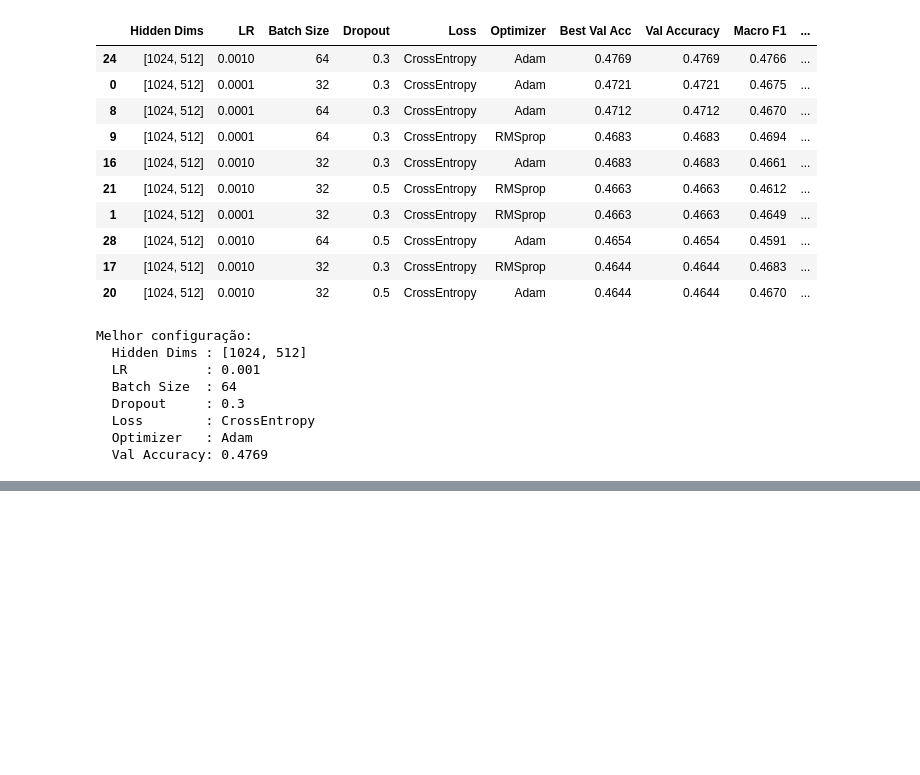
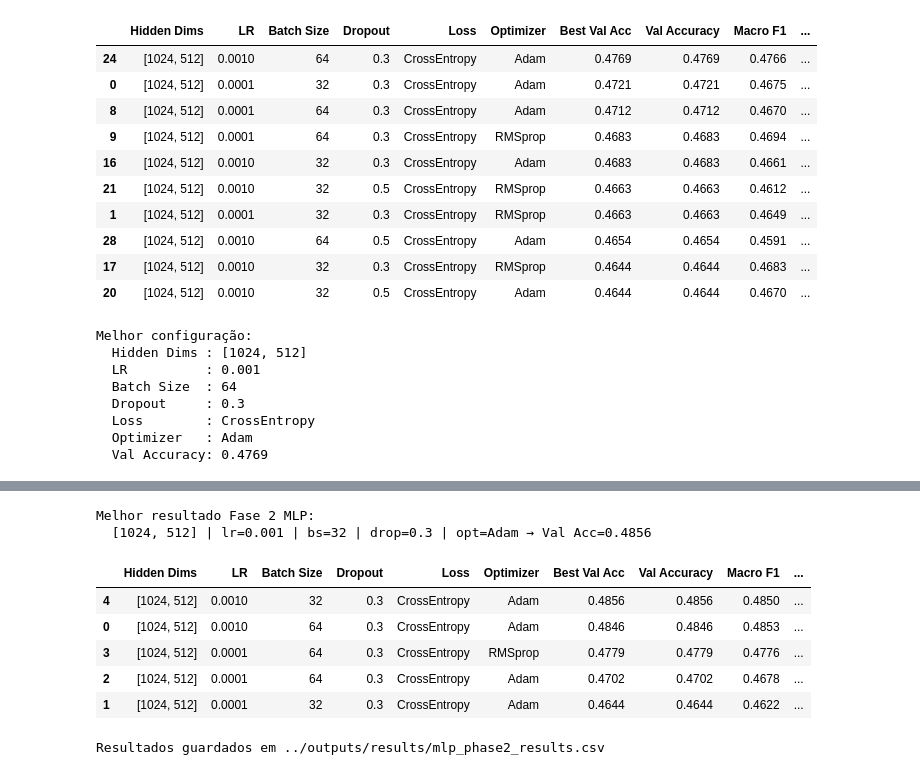
Before and after one commit to RitaDuarte222/ACA_project1, a Jupyter notebook: notebooks/02_mlp.ipynb, the cells around one changed output, grey strips where cells are left out. Saved outputs shown, nothing was run; the diff lists cells and outputs as text; code cells hidden in the pictures; blank space fills up the shorter version.

```diff
--- a/notebooks/02_mlp.ipynb
+++ b/notebooks/02_mlp.ipynb
@@ -806,0 +953,42 @@ df_gs
+# %%
+import os, pandas as pd
+
+# ── Tabela de resultados da Fase 2 MLP ───────────────────────────────────────
+rows = []
+for key, r in phase2_results_mlp.items():
+    rows.append({
+        'Hidden Dims'  : r['hidden_dims'],
+        'LR'           : r['lr'],
+        'Batch Size'   : r['batch_size'],
+        'Dropout'      : r['dropout'],
+        'Loss'         : r['loss'],
+        'Optimizer'    : r['optimizer'],
+        'Best Val Acc' : round(r['best_val_acc'], 4),
+        'Val Accuracy' : round(r['val_acc'],      4),
+        'Macro F1'     : round(r['val_f1'],       4),
+        'Top-5 Acc'    : round(r['val_top5'],     4),
+    })
+
+df_phase2_mlp = pd.DataFrame(rows).sort_values('Best Val Acc', ascending=False)
+
+best_p2 = df_phase2_mlp.iloc[0]
+print(f'Melhor resultado Fase 2 MLP:')
+print(f'  {best_p2["Hidden Dims"]} | lr={best_p2["LR"]} | bs={best_p2["Batch Size"]} | '
+      f'drop={best_p2["Dropout"]} | opt={best_p2["Optimizer"]} → '
+      f'Val Acc={best_p2["Best Val Acc"]:.4f}')
+display(df_phase2_mlp)
+
+# Guardar resultados
+os.makedirs('../outputs/results', exist_ok=True)
+df_phase2_mlp.to_csv('../outputs/results/mlp_phase2_results.csv', index=False)
+print('\nResultados guardados em ../outputs/results/mlp_phase2_results.csv')
+# %% [output]
+Melhor resultado Fase 2 MLP:
+  [1024, 512] | lr=0.001 | bs=32 | drop=0.3 | opt=Adam → Val Acc=0.4856
+|  | Hidden Dims | LR | Batch Size | Dropout | Loss | Optimizer | Best Val Acc | Val Accuracy | Macro F1 | ... |
+| 4 | [1024, 512] | 0.0010 | 32 | 0.3 | CrossEntropy | Adam | 0.4856 | 0.4856 | 0.4850 | ... |
+| 0 | [1024, 512] | 0.0010 | 64 | 0.3 | CrossEntropy | Adam | 0.4846 | 0.4846 | 0.4853 | ... |
+| 3 | [1024, 512] | 0.0001 | 64 | 0.3 | CrossEntropy | RMSprop | 0.4779 | 0.4779 | 0.4776 | ... |
+| 2 | [1024, 512] | 0.0001 | 64 | 0.3 | CrossEntropy | Adam | 0.4702 | 0.4702 | 0.4678 | ... |
+| 1 | [1024, 512] | 0.0001 | 32 | 0.3 | CrossEntropy | Adam | 0.4644 | 0.4644 | 0.4622 | ... |
+Resultados guardados em ../outputs/results/mlp_phase2_results.csv
```
Also changed, not shown: parts of 3 cells of this notebook, 1 other file.
